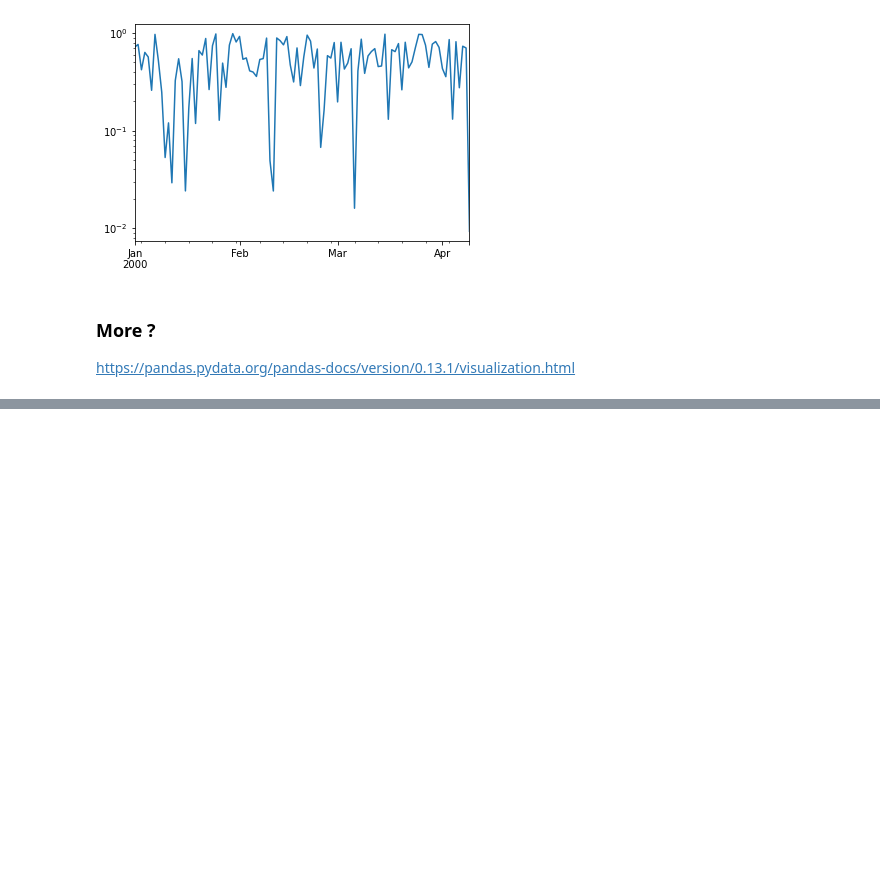
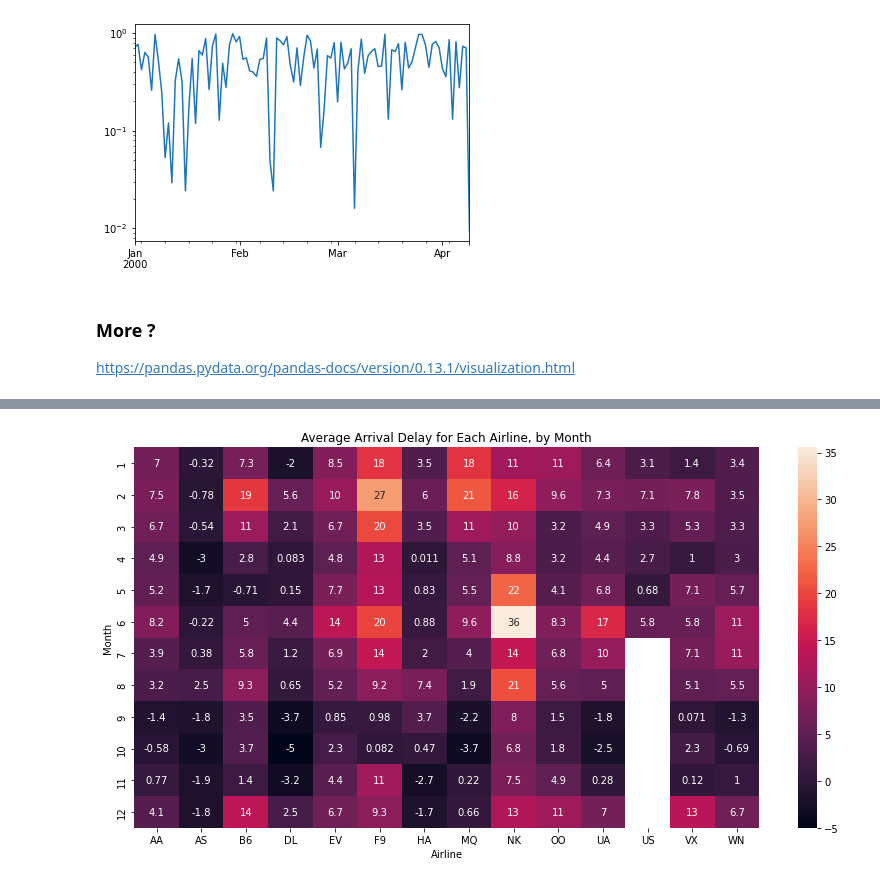
Before and after one commit to malkaguillot/ECON2206-Data-Management-2022, a Jupyter notebook: practice/2-intro-pandas/Visualization.ipynb, the cells around one changed output, grey strips where cells are left out. Saved outputs shown, nothing was run; the diff lists cells and outputs as text; code cells hidden in the pictures; blank space fills up the shorter version.

```diff
--- a/practice/2-intro-pandas/Visualization.ipynb
+++ b/practice/2-intro-pandas/Visualization.ipynb
@@ -174,0 +248,3 @@ https://pandas.pydata.org/pandas-docs/version/0.13.1/visualization.html
+# %%
+flight_data = pd.read_csv("flight_delays.csv", index_col="Month")
+flight_data
@@ -174,0 +266,14 @@ https://pandas.pydata.org/pandas-docs/version/0.13.1/visualization.html
+# %%
+# Set the width and height of the figure
+plt.figure(figsize=(14,7))
+
+# Add title
+plt.title("Average Arrival Delay for Each Airline, by Month")
+
+# Heatmap showing average arrival delay for each airline by month
+sns.heatmap(data=flight_data, annot=True)
+
+# Add label for horizontal axis
+plt.xlabel("Airline");
+# %% [output]
+[figure, added]
```
Also changed, not shown: parts of 19 cells of this notebook, 8 other files.
